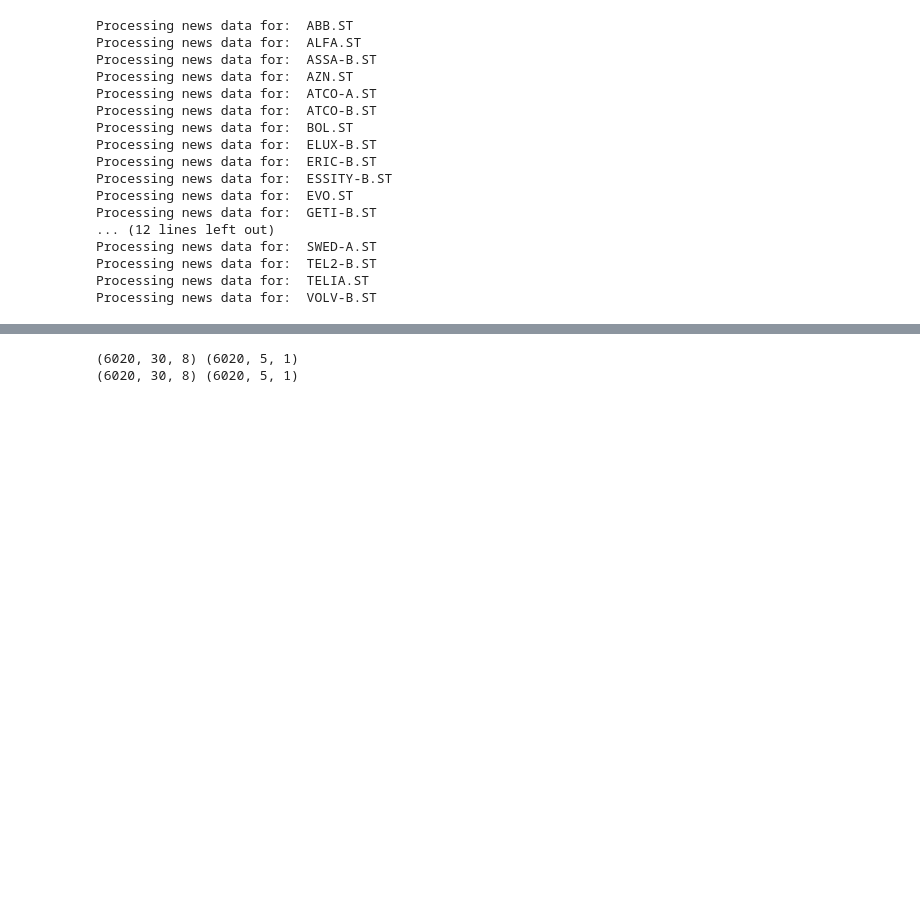
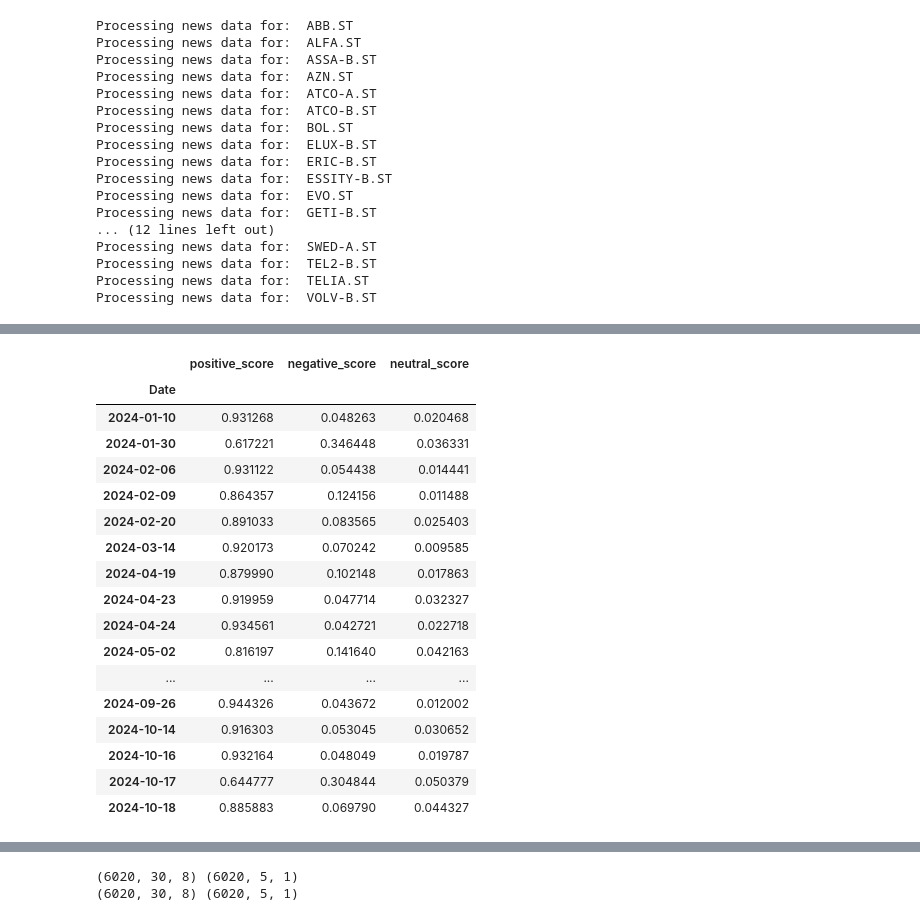
Before and after one commit to Palhagen99/Scalable_Machine_learning_Project, a Jupyter notebook: ModelTrainer.ipynb, the cells around one changed output, grey strips where cells are left out. Drawn from its saved outputs; the diff is of its cells as text; code cells hidden in the pictures; blank space fills up the shorter version.

```diff
--- a/ModelTrainer.ipynb
+++ b/ModelTrainer.ipynb
@@ -231,0 +238,21 @@ for index in List_of_indexes:
+# %%
+news_sentiments["ABB.ST"].head(30)
+# %% [output]
+|  | positive_score | negative_score | neutral_score |
+| Date |  |  |  |
+| 2024-01-10 | 0.931268 | 0.048263 | 0.020468 |
+| 2024-01-30 | 0.617221 | 0.346448 | 0.036331 |
+| 2024-02-06 | 0.931122 | 0.054438 | 0.014441 |
+| 2024-02-09 | 0.864357 | 0.124156 | 0.011488 |
+| 2024-02-20 | 0.891033 | 0.083565 | 0.025403 |
+| 2024-03-14 | 0.920173 | 0.070242 | 0.009585 |
+| 2024-04-19 | 0.879990 | 0.102148 | 0.017863 |
+| 2024-04-23 | 0.919959 | 0.047714 | 0.032327 |
+| 2024-04-24 | 0.934561 | 0.042721 | 0.022718 |
+| 2024-05-02 | 0.816197 | 0.141640 | 0.042163 |
+| ... | ... | ... | ... |
+| 2024-09-26 | 0.944326 | 0.043672 | 0.012002 |
+| 2024-10-14 | 0.916303 | 0.053045 | 0.030652 |
+| 2024-10-16 | 0.932164 | 0.048049 | 0.019787 |
+| 2024-10-17 | 0.644777 | 0.304844 | 0.050379 |
+| 2024-10-18 | 0.885883 | 0.069790 | 0.044327 |
```
Also changed, not shown: parts of 6 cells of this notebook, 4 other files.
